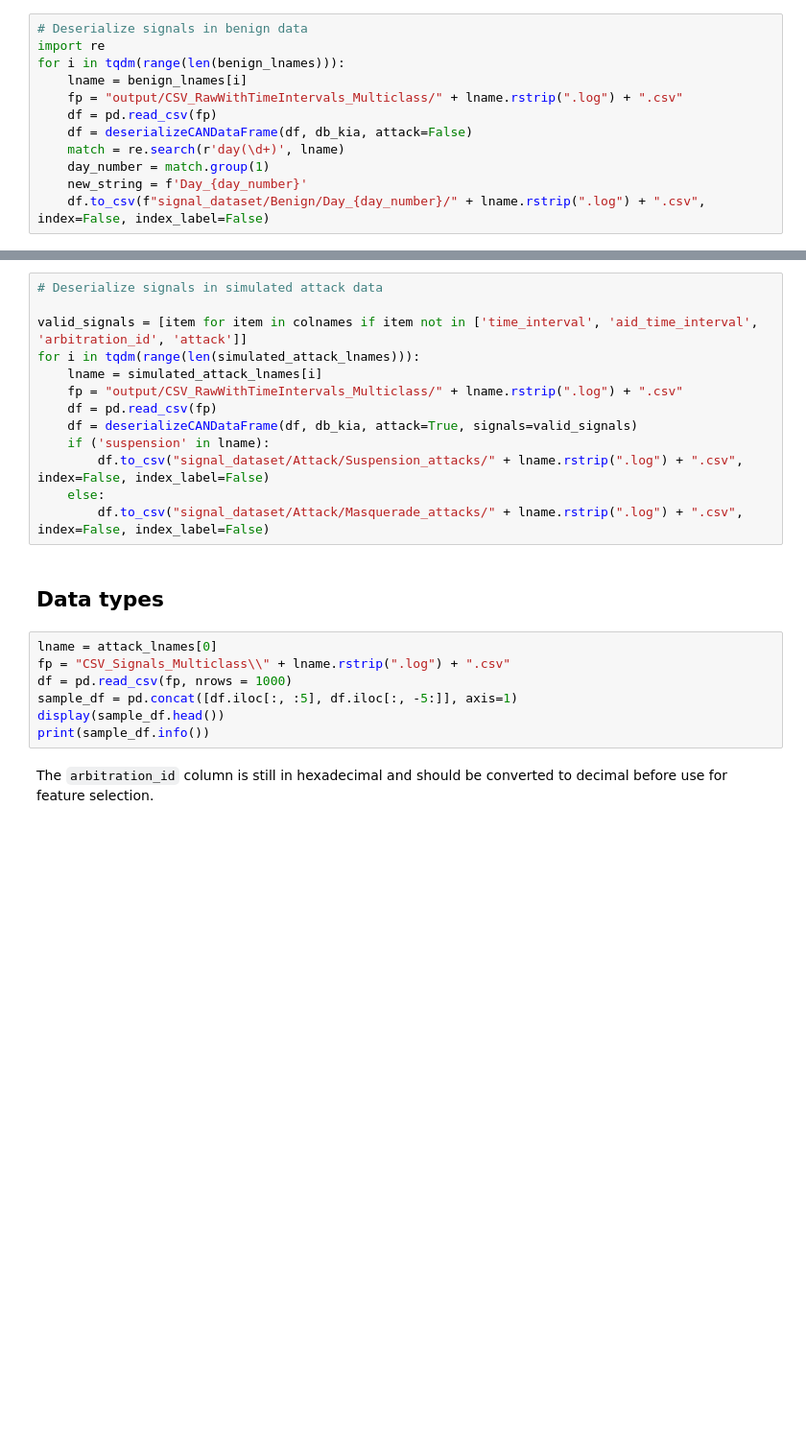
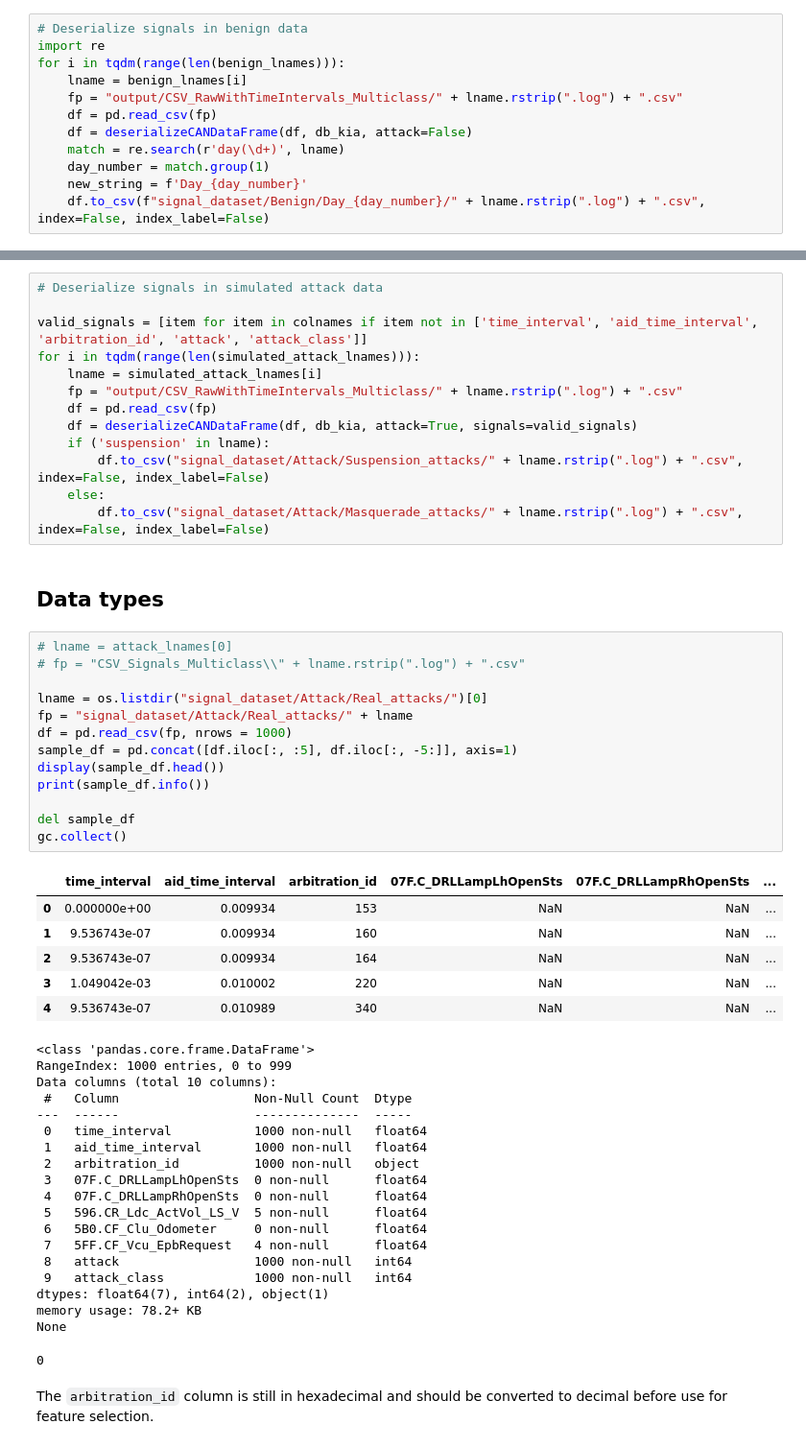
Before and after one commit to ahlashkari/VehCANSigLyzer, a Jupyter notebook: cansiglyzer.ipynb, the cells around one changed output, grey strips where cells are left out. Shown at 96% size. Saved outputs shown, nothing was run; the diff lists cells and outputs as text; blank space fills up the shorter version.

```diff
--- a/cansiglyzer.ipynb
+++ b/cansiglyzer.ipynb
@@ -478,7 +458,7 @@ for i in tqdm(range(len(attack_lnames))):
 # %%
 # Deserialize signals in simulated attack data
 
-valid_signals = [item for item in colnames if item not in ['time_interval', 'aid_time_interval', 'arbitration_id', 'attack']]
+valid_signals = [item for item in colnames if item not in ['time_interval', 'aid_time_interval', 'arbitration_id', 'attack', 'attack_class']]
 for i in tqdm(range(len(simulated_attack_lnames))):
     lname = simulated_attack_lnames[i]
     fp = "output/CSV_RawWithTimeIntervals_Multiclass/" + lname.rstrip(".log") + ".csv"
@@ -491,12 +471,44 @@ for i in tqdm(range(len(simulated_attack_lnames))):
 # %% [markdown]
 ## Data types
 # %%
-lname = attack_lnames[0]
-fp = "CSV_Signals_Multiclass\\" + lname.rstrip(".log") + ".csv"
+# lname = attack_lnames[0]
+# fp = "CSV_Signals_Multiclass\\" + lname.rstrip(".log") + ".csv"
+
+lname = os.listdir("signal_dataset/Attack/Real_attacks/")[0]
+fp = "signal_dataset/Attack/Real_attacks/" + lname
 df = pd.read_csv(fp, nrows = 1000)
 sample_df = pd.concat([df.iloc[:, :5], df.iloc[:, -5:]], axis=1)
 display(sample_df.head())
 print(sample_df.info())
+
+del sample_df
+gc.collect()
+# %% [output]
+|  | time_interval | aid_time_interval | arbitration_id | 07F.C_DRLLampLhOpenSts | 07F.C_DRLLampRhOpenSts | ... |
+| 0 | 0.000000e+00 | 0.009934 | 153 | NaN | NaN | ... |
+| 1 | 9.536743e-07 | 0.009934 | 160 | NaN | NaN | ... |
+| 2 | 9.536743e-07 | 0.009934 | 164 | NaN | NaN | ... |
+| 3 | 1.049042e-03 | 0.010002 | 220 | NaN | NaN | ... |
+| 4 | 9.536743e-07 | 0.010989 | 340 | NaN | NaN | ... |
+<class 'pandas.core.frame.DataFrame'>
+RangeIndex: 1000 entries, 0 to 999
+Data columns (total 10 columns):
+ #   Column                  Non-Null Count  Dtype
+---  ------                  --------------  -----
+ 0   time_interval           1000 non-null   float64
+ 1   aid_time_interval       1000 non-null   float64
+ 2   arbitration_id          1000 non-null   object
+ 3   07F.C_DRLLampLhOpenSts  0 non-null      float64
+ 4   07F.C_DRLLampRhOpenSts  0 non-null      float64
+ 5   596.CR_Ldc_ActVol_LS_V  5 non-null      float64
+ 6   5B0.CF_Clu_Odometer     0 non-null      float64
+ 7   5FF.CF_Vcu_EpbRequest   4 non-null      float64
+ 8   attack                  1000 non-null   int64
+ 9   attack_class            1000 non-null   int64
+dtypes: float64(7), int64(2), object(1)
+memory usage: 78.2+ KB
+None
+0
 # %% [markdown]
 The `arbitration_id` column is still in hexadecimal and should be converted to decimal before use for feature selection.
 # %% [markdown]
```
Also changed, not shown: parts of 57 cells of this notebook, 1 other file.
